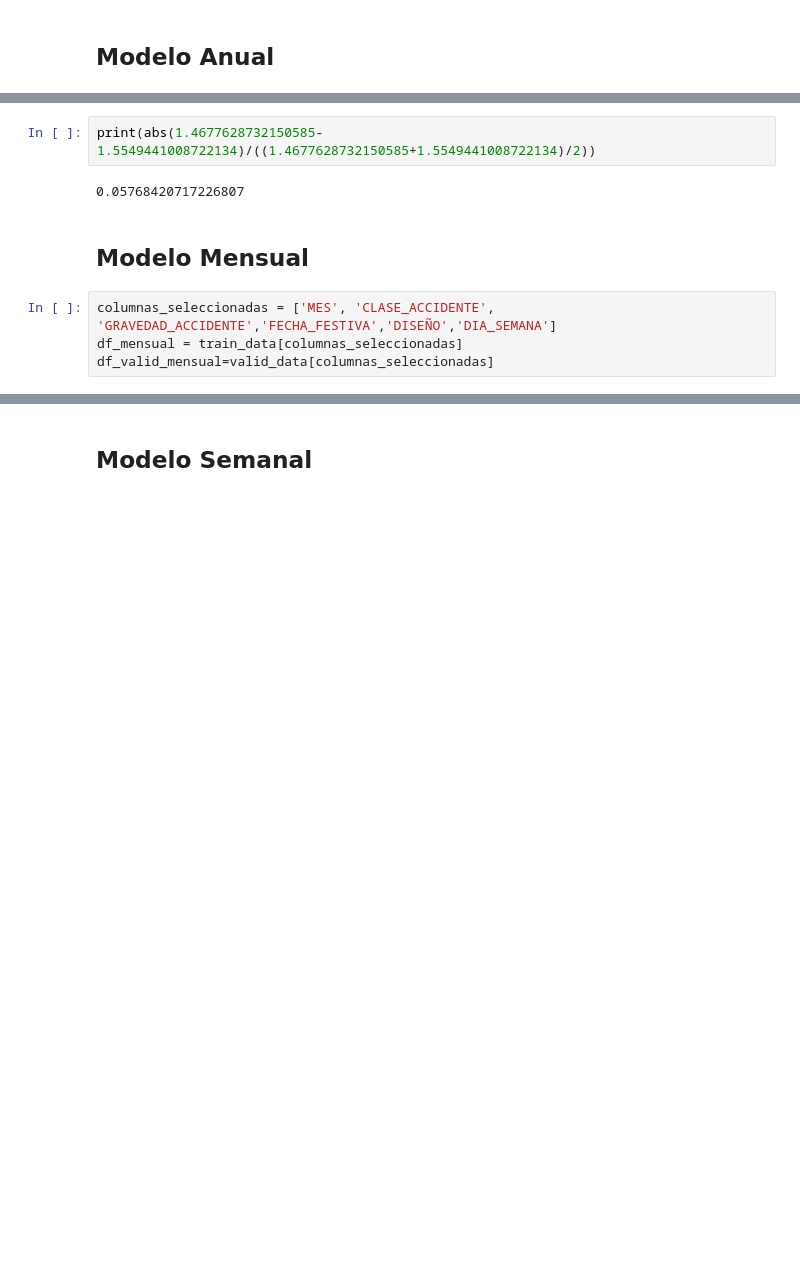
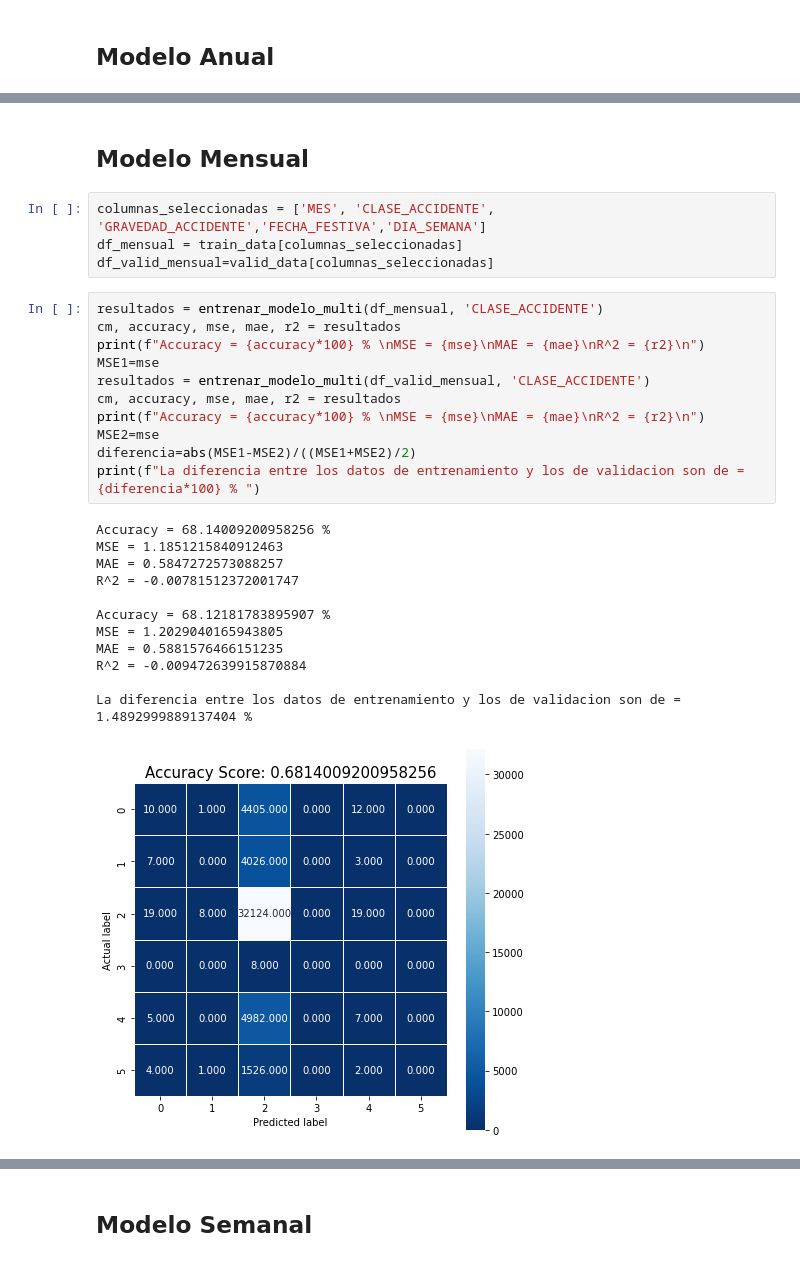
Before and after one commit to dgilrua/proyecto2-analitica, a Jupyter notebook: main.ipynb, the cells around one changed output, grey strips where cells are left out. Drawn from its saved outputs; the diff is of its cells as text; blank space fills up the shorter version.

```diff
--- a/main.ipynb
+++ b/main.ipynb
@@ -753,10 +748,30 @@ print(abs(MSE1-MSE2)/((MSE1+MSE2)/2))
-# %%
-print(abs(1.4677628732150585-1.5549441008722134)/((1.4677628732150585+1.5549441008722134)/2))
-# %% [output]
-0.05768420717226807
 # %% [markdown]
 ## Modelo Mensual
 # %%
-columnas_seleccionadas = ['MES', 'CLASE_ACCIDENTE', 'GRAVEDAD_ACCIDENTE','FECHA_FESTIVA','DISEÑO','DIA_SEMANA']
+columnas_seleccionadas = ['MES', 'CLASE_ACCIDENTE', 'GRAVEDAD_ACCIDENTE','FECHA_FESTIVA','DIA_SEMANA']
 df_mensual = train_data[columnas_seleccionadas]
 df_valid_mensual=valid_data[columnas_seleccionadas]
+# %%
+resultados = entrenar_modelo_multi(df_mensual, 'CLASE_ACCIDENTE')
+cm, accuracy, mse, mae, r2 = resultados
+print(f"Accuracy = {accuracy*100} % \nMSE = {mse}\nMAE = {mae}\nR^2 = {r2}\n")
+MSE1=mse
+resultados = entrenar_modelo_multi(df_valid_mensual, 'CLASE_ACCIDENTE')
+cm, accuracy, mse, mae, r2 = resultados
+print(f"Accuracy = {accuracy*100} % \nMSE = {mse}\nMAE = {mae}\nR^2 = {r2}\n")
+MSE2=mse
+diferencia=abs(MSE1-MSE2)/((MSE1+MSE2)/2)
+print(f"La diferencia entre los datos de entrenamiento y los de validacion son de = {diferencia*100} % ")
+# %% [output]
+Accuracy = 68.14009200958256 %
+MSE = 1.1851215840912463
+MAE = 0.5847272573088257
+R^2 = -0.00781512372001747
+
+Accuracy = 68.12181783895907 %
+MSE = 1.2029040165943805
+MAE = 0.5881576466151235
+R^2 = -0.009472639915870884
+
+La diferencia entre los datos de entrenamiento y los de validacion son de = 1.4892999889137404 %
+[figure, added]
```
Also changed, not shown: parts of 18 cells of this notebook.
